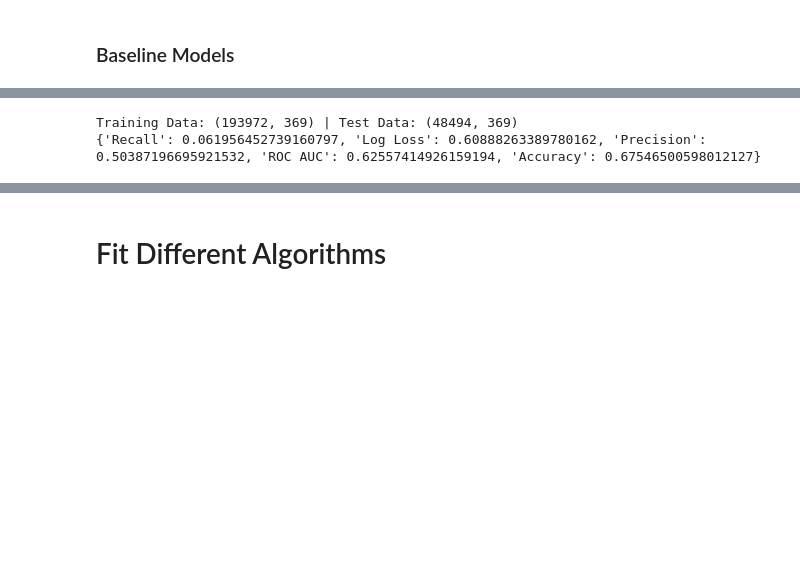
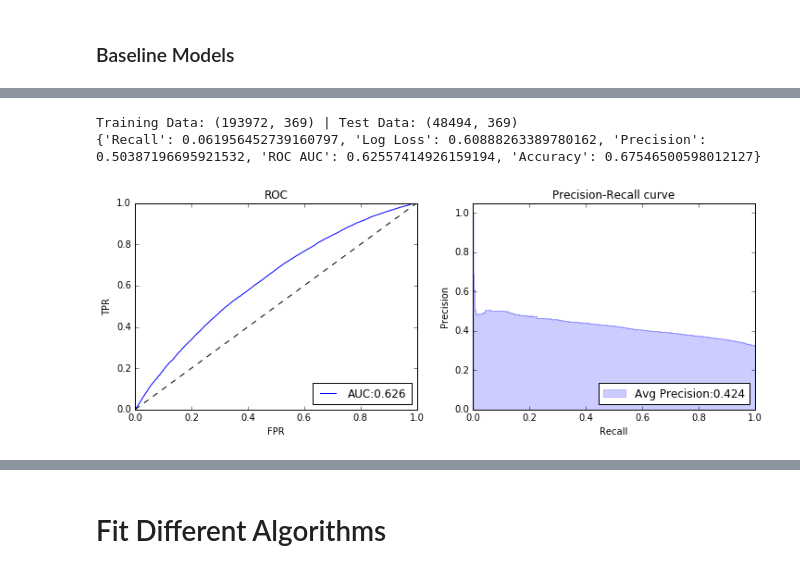
Before and after one commit to colinandrus/ml_course_project, a Jupyter notebook: notebooks/model_training_cleaned.ipynb, the cells around one changed output, grey strips where cells are left out. Saved outputs shown, nothing was run; the diff lists cells and outputs as text; code cells hidden in the pictures; blank space fills up the shorter version.

```diff
--- a/notebooks/model_training_cleaned.ipynb
+++ b/notebooks/model_training_cleaned.ipynb
@@ -386,18 +326,19 @@ Training Data: (193972, 130) | Test Data: (48494, 130)
 # %%
 # baseline 2: judge only
 CAT_FEATURES = ['ij_code_grouped']
 NUM_FEATURES = []
 IMPUTE_METHODS = {}
 MODEL = (RandomForestClassifier(n_estimators=100, random_state=44))
 
-X_train, X_test, y_train, y_test = get_model_data(df, label='granted', cat_features = CAT_FEATURES,
+X_train, X_test, y_train, y_test = get_model_data(df, df, label='granted', cat_features = CAT_FEATURES,
                                                   num_features = NUM_FEATURES, impute_methods = IMPUTE_METHODS,
                                                   print_summary=True)
 ij_model, ij_metrics, _, _, _, _ = train_model(MODEL, X_train, y_train, X_test, y_test,
-                                               print_metrics=True, print_charts=False)
+                                               print_metrics=True, print_charts=True)
 # %% [output]
 Training Data: (193972, 369) | Test Data: (48494, 369)
 {'Recall': 0.061956452739160797, 'Log Loss': 0.60888263389780162, 'Precision': 0.50387196695921532, 'ROC AUC': 0.62557414926159194, 'Accuracy': 0.67546500598012127}
+[figure, added]
 # %%
 # baseline 3: nat + judge
 CAT_FEATURES = ['nat_grouped', 'ij_code_grouped']
```
Also changed, not shown: parts of 35 cells of this notebook.
